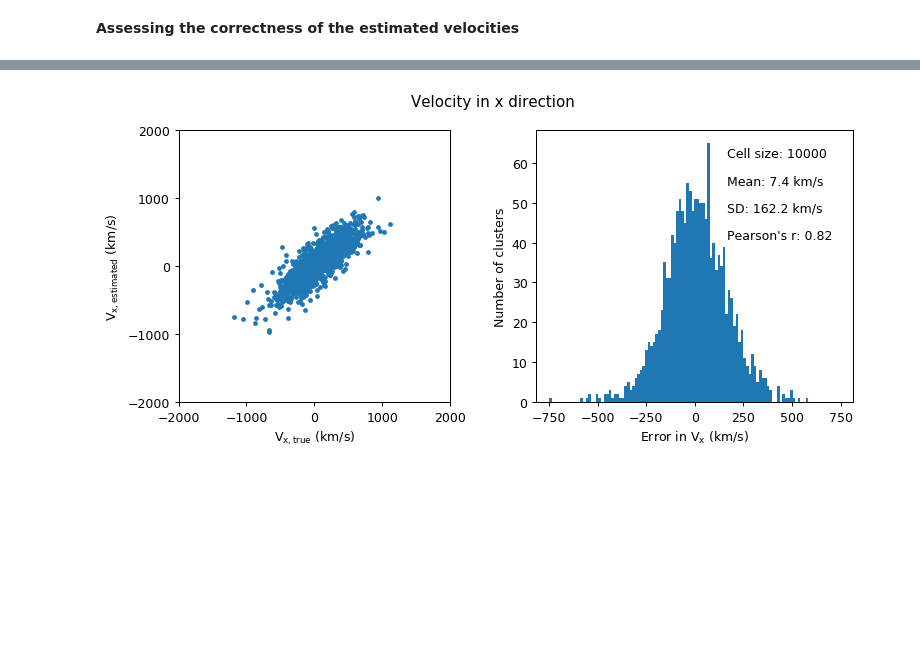
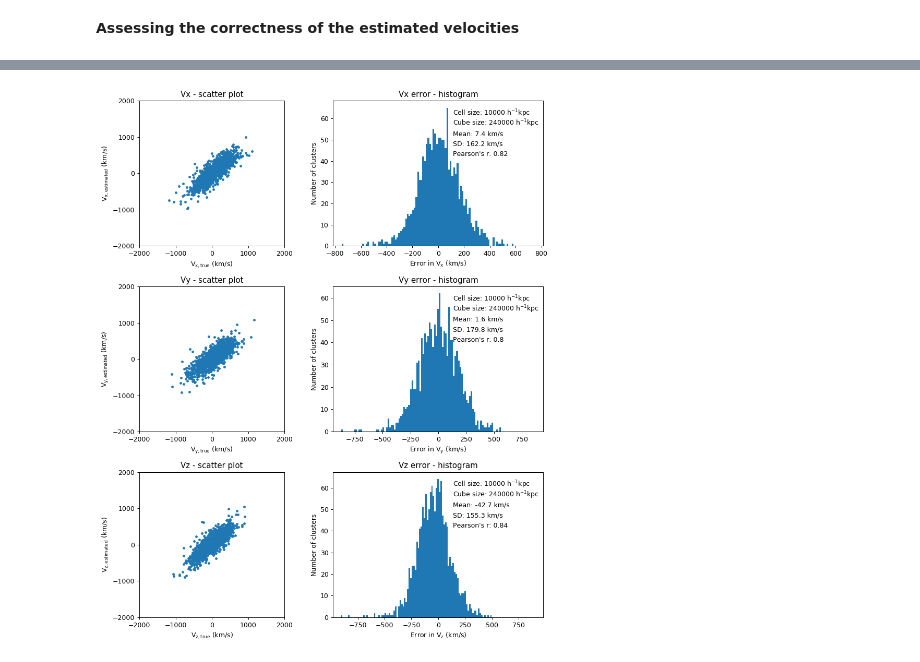
Before and after one commit to awaismirza92/velocity-reconstruction-and-kinetic-SZ, a Jupyter notebook: codes/velocity-reconstruction-orig-sim-box.ipynb, the cells around one changed output, grey strips where cells are left out. Cells and saved outputs as stored; diff of their text form; code cells hidden in the pictures; blank space fills up the shorter version.

Commit message:
cluster box sizes explored as well - raw from of notebook

```diff
--- a/codes/velocity-reconstruction-orig-sim-box.ipynb
+++ b/codes/velocity-reconstruction-orig-sim-box.ipynb
@@ -47,15 +69,8 @@ Wall time: 103 ms
 # %% [markdown]
 **Reading clusters dataset**
 # %%
-%%time
-
-df_clusters = pd.read_csv(data_address + 'massive_clusters.csv',
+df_clusters_orig = pd.read_csv(data_address + 'massive_clusters.csv',
                           usecols = ['x[kpc/h]', 'y[kpc/h]', 'z[kpc/h]', 'm500c[Msol/h]', 'vx[km/s]', 'vy[km/s]', 'vz[km/s]'    ])  #massive_clusters.csv contains clusters with M_500c greater than 10^13.5 h^{-1} M_sun as done by Tanimura et al. (2020)
 
-#removing cluster at edges of the survey volume as done by Tanimura et al. 2020
-df_clusters = df_clusters[(df_clusters['x[kpc/h]'] > 120000) & (df_clusters['x[kpc/h]'] < 520000)
-                          & (df_clusters['y[kpc/h]'] > 120000) & (df_clusters['y[kpc/h]'] < 520000)
-                          & (df_clusters['z[kpc/h]'] > 120000) & (df_clusters['z[kpc/h]'] < 520000)]
-
-print(df_clusters.describe())
+df_clusters_orig.describe()
 # %% [output]
@@ -200,9 +233,11 @@ def vel_terms_calc(cell_size):
 # %% [markdown]
 **Calculating velocity of clusters according to Eq. 1**
 # %%
-def clus_velocity_calc(clus_x, clus_y, clus_z, delta_gal_mean, cell_size, vel_terms, sigma_in_pix):
+def clus_velocity_calc(clus_x, clus_y, clus_z, delta_gal_mean, cell_size, vel_terms, sigma_in_pix,
+                       clus_cube_size):
 
-    delta_matter = overdensity_field_calc(clus_x, clus_y, clus_z, delta_gal_mean, cell_size, sigma_in_pix)
+    delta_matter = overdensity_field_calc(clus_x, clus_y, clus_z, delta_gal_mean, cell_size, sigma_in_pix,
+                                          clus_cube_size)
 
 
     dy_cubed, numer_x, numer_y, numer_z, denom = vel_terms
@@ -374,87 +784,101 @@ Wall time: 7.61 s
 # %% [markdown]
 **Assessing the correctness of the estimated velocities**
 # %%
-fig = plt.figure(dpi = dpi, figsize = (10,4))
+%%time
 
-plt.subplot(1,2,1)
-plt.scatter(df_clusters['vx[km/s]'], vx_est_list, s = 8)
+fig = plt.figure(dpi = dpi, figsize = (10,12))
+
+plt.subplot(3,2,1)
+plt.scatter(df_clusters_est_err['vx[km/s]'], df_clusters_est_err['vx_est[km/s]'], s = 8)
 plt.xlabel('V$_\mathrm{x, true}$ (km/s)')
 plt.ylabel('V$_\mathrm{x, estimated}$ (km/s)')
 plt.gca().set_xticks(range(-2000, 2001, 1000))
 plt.gca().set_yticks(range(-2000, 2001, 1000))
 plt.ylim(-2000,2000)
 plt.gca().set_aspect('equal', adjustable='box')
+plt.title('Vx - scatter plot')
 
-plt.subplot(1,2,2)
-error_x = df_clusters['vx[km/s]'] - vx_est_list
+plt.subplot(3,2,2)
+error_x = df_clusters_est_err['vx[km/s]'] - df_clusters_est_err['vx_est[km/s]']
 plt.hist(error_x, bins = 100)
 plt.xlabel('Error in V$_{\mathrm{x}}$ (km/s)')
 plt.ylabel('Number of clusters')
 x_low, x_high = plt.xlim()
 plt.xlim(x_low, abs(x_low))
 
-plt.text(0.6, 0.90, f'Cell size: {cell_size}', transform=plt.gca().transAxes)
-plt.text(0.6, 0.80, f'Mean: {round(np.mean(error_x), 1)} km/s', transform=plt.gca().transAxes)
-plt.text(0.6, 0.70, f'SD: {round(np.std(error_x), 1)} km/s', transform=plt.gca().transAxes)
-r_vx = np.corrcoef(df_clusters['vx[km/s]'], vx_est_list)[1,0]
-plt.text(0.6, 0.60, f'Pearson\'s r: {round(r_vx, 2)}', transform=plt.gca().transAxes)
+minus_one = {-1}
+plt.text(0.57, 0.90, r'Cell size: {} h$^{}$kpc'.format(cell_size, minus_one), transform=plt.gca().transAxes)
+plt.text(0.57, 0.83, r'Cube size: {} h$^{}$kpc'.format(clus_cube_size, minus_one), transform=plt.gca().transAxes)
+plt.text(0.57, 0.76, f'Mean: {round(np.mean(error_x), 1)} km/s', transform=plt.gca().transAxes)
+plt.text(0.57, 0.69, f'SD: {round(np.std(error_x), 1)} km/s', transform=plt.gca().transAxes)
+r_vx = np.corrcoef(df_clusters_est_err['vx[km/s]'], df_clusters_est_err['vx_est[km/s]'])[1,0]
+plt.text(0.57, 0.62, f'Pearson\'s r: {round(r_vx, 2)}', transform=plt.gca().transAxes)
 
-fig.suptitle('Velocity in x direction')
+plt.title('Vx error - histogram')
 
 
 
 
-fig_y = plt.figure(dpi = dpi, figsize = (10,4))
-plt.subplot(1,2,1)
-plt.scatter(df_clusters['vy[km/s]'], vy_est_list, s = 8)
+plt.subplot(3,2,3)
+plt.scatter(df_clusters_est_err['vy[km/s]'], df_clusters_est_err['vy_est[km/s]'], s = 8)
 plt.xlabel('V$_\mathrm{y, true}$ (km/s)')
 plt.ylabel('V$_\mathrm{y, estimated}$ (km/s)')
 plt.gca().set_xticks(range(-2000, 2001, 1000))
 plt.gca().set_yticks(range(-2000, 2001, 1000))
 plt.ylim(-2000,2000)
 plt.gca().set_aspect('equal', adjustable='box')
+plt.title('Vy - scatter plot')
 
-plt.subplot(1,2,2)
-error_y = df_clusters['vy[km/s]'] - vy_est_list
+plt.subplot(3,2,4)
+error_y = df_clusters_est_err['vy[km/s]'] - df_clusters_est_err['vy_est[km/s]']
 plt.hist(error_y, bins = 100)
 plt.xlabel('Error in V$_{\mathrm{y}}$ (km/s)')
 plt.ylabel('Number of clusters')
 x_low, x_high = plt.xlim()
 plt.xlim(x_low, abs(x_low))
 
-plt.text(0.6, 0.90, f'Cell size: {cell_size}', transform=plt.gca().transAxes)
-plt.text(0.6, 0.80, f'Mean: {round(np.mean(error_y), 1)} km/s', transform=plt.gca().transAxes)
-plt.text(0.6, 0.70, f'SD: {round(np.std(error_y), 1)} km/s', transform=plt.gca().transAxes)
-r_vy = np.corrcoef(df_clusters['vy[km/s]'], vy_est_list)[1,0]
-plt.text(0.6, 0.60, f'Pearson\'s r: {round(r_vy, 2)}', transform=plt.gca().transAxes)
+minus_one = {-1}
+plt.text(0.57, 0.90, r'Cell size: {} h$^{}$kpc'.format(cell_size, minus_one), transform=plt.gca().transAxes)
+plt.text(0.57, 0.83, r'Cube size: {} h$^{}$kpc'.format(clus_cube_size, minus_one), transform=plt.gca().transAxes)
+plt.text(0.57, 0.76, f'Mean: {round(np.mean(error_y), 1)} km/s', transform=plt.gca().transAxes)
+plt.text(0.57, 0.69, f'SD: {round(np.std(error_y), 1)} km/s', transform=plt.gca().transAxes)
+r_vy = np.corrcoef(df_clusters_est_err['vy[km/s]'], df_clusters_est_err['vy_est[km/s]'])[1,0]
+plt.text(0.57, 0.62, f'Pearson\'s r: {round(r_vy, 2)}', transform=plt.gca().transAxes)
 
-fig_y.suptitle('Velocity in y direction')
+plt.title('Vy error - histogram')
 
 
 
 
-fig_z = plt.figure(dpi = dpi, figsize = (10,4))
-plt.subplot(1,2,1)
-plt.scatter(df_clusters['vz[km/s]'], vz_est_list, s = 8)
+plt.subplot(3,2,5)
+plt.scatter(df_clusters_est_err['vz[km/s]'], df_clusters_est_err['vz_est[km/s]'], s = 8)
 plt.xlabel('V$_\mathrm{z, true}$ (km/s)')
 plt.ylabel('V$_\mathrm{z, estimated}$ (km/s)');
 plt.gca().set_xticks(range(-2000, 2001, 1000))
 plt.gca().set_yticks(range(-2000, 2001, 1000))
 plt.gca().set_aspect('equal', adjustable='box')
+plt.title('Vz - scatter plot')
 
-plt.subplot(1,2,2)
-error_z = df_clusters['vz[km/s]'] - vz_est_list
+plt.subplot(3,2,6)
+error_z = df_clusters_est_err['vz[km/s]'] - df_clusters_est_err['vz_est[km/s]']
 plt.hist(error_z, bins = 100)
 plt.xlabel('Error in V$_{\mathrm{z}}$ (km/s)')
 plt.ylabel('Number of clusters')
 x_low, x_high = plt.xlim()
 plt.xlim(x_low, abs(x_low))
 
-plt.text(0.6, 0.90, f'Cell size: {cell_size}', transform=plt.gca().transAxes)
-plt.text(0.6, 0.80, f'Mean: {round(np.mean(error_z), 1)} km/s', transform=plt.gca().transAxes)
-plt.text(0.6, 0.70, f'SD: {round(np.std(error_z), 1)} km/s', transform=plt.gca().transAxes)
-r_vz = np.corrcoef(df_clusters['vz[km/s]'], vz_est_list)[1,0]
-plt.text(0.6, 0.60, f'Pearson\'s r: {round(r_vz, 2)}', transform=plt.gca().transAxes)
+minus_one = {-1}
+plt.text(0.57, 0.90, r'Cell size: {} h$^{}$kpc'.format(cell_size, minus_one), transform=plt.gca().transAxes)
+plt.text(0.57, 0.83, r'Cube size: {} h$^{}$kpc'.format(clus_cube_size, minus_one), transform=plt.gca().transAxes)
+plt.text(0.57, 0.76, f'Mean: {round(np.mean(error_z), 1)} km/s', transform=plt.gca().transAxes)
+plt.text(0.57, 0.69, f'SD: {round(np.std(error_z), 1)} km/s', transform=plt.gca().transAxes)
+r_vz = np.corrcoef(df_clusters_est_err['vz[km/s]'], df_clusters_est_err['vz_est[km/s]'])[1,0]
+plt.text(0.57, 0.62, f'Pearson\'s r: {round(r_vz, 2)}', transform=plt.gca().transAxes)
 
-fig_z.suptitle('Velocity in z direction');
+plt.title('Vz error - histogram')
+
+# os.system(f'mkdir Plots/{clus_cube_size}')
+plt.subplots_adjust(top = 0.9, hspace = 0.4, wspace = 0.3)
+plt.tight_layout()
+# plt.savefig(f'Plots/{clus_cube_size}/v_scatter_hist_{cell_size}.png')
 # %% [output]
@@ -461 +887 @@ fig_z.suptitle('Velocity in z direction');
-[figure, old version]
+[figure, new version]
```
Also changed, not shown: parts of 25 cells of this notebook.
